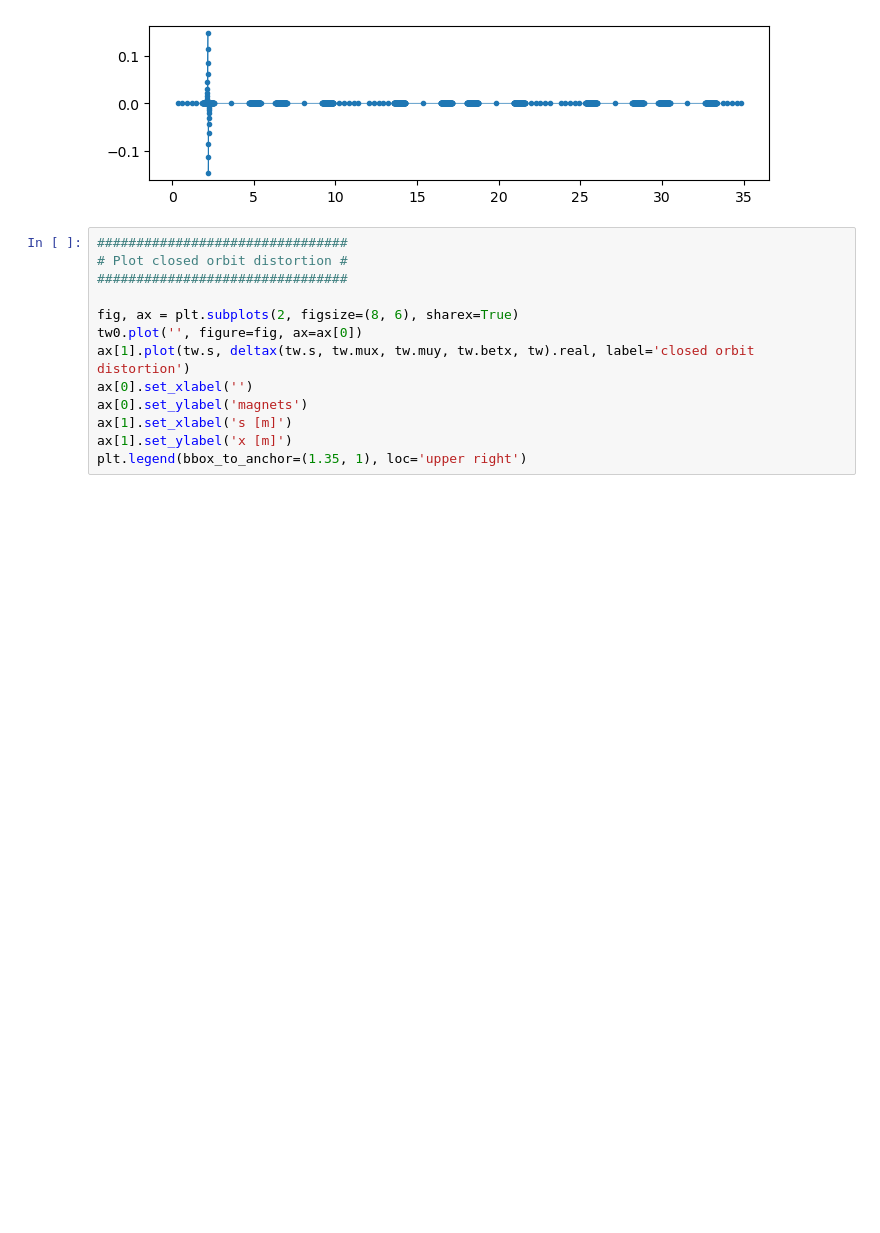
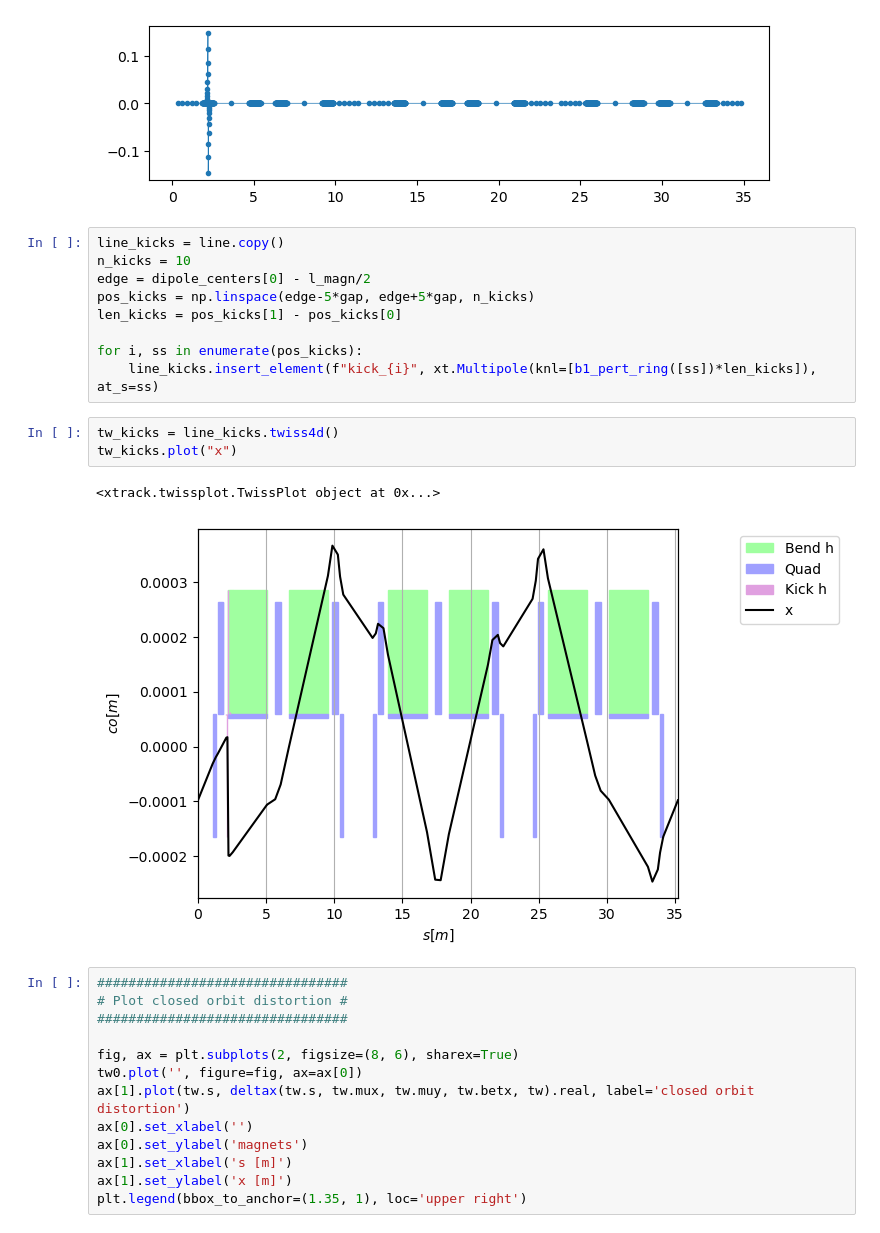
Before and after one commit to xsuite/bpmeth, a Jupyter notebook: examples/HeLICS/ring/HeLICS_RDT_compare_descriptions.ipynb, the cells around one changed output. Saved outputs shown, nothing was run; the diff lists cells and outputs as text; blank space fills up the shorter version.

```diff
--- a/examples/HeLICS/ring/HeLICS_RDT_compare_descriptions.ipynb
+++ b/examples/HeLICS/ring/HeLICS_RDT_compare_descriptions.ipynb
@@ -304,6 +304,21 @@ ax.plot(tw.s, b1_pert_ring(tw.s), marker='.', linewidth=0.5)
 # %% [output]
 [<matplotlib.lines.Line2D at 0x...>]
 [figure]
+# %%
+line_kicks = line.copy()
+n_kicks = 10
+edge = dipole_centers[0] - l_magn/2
+pos_kicks = np.linspace(edge-5*gap, edge+5*gap, n_kicks)
+len_kicks = pos_kicks[1] - pos_kicks[0]
+
+for i, ss in enumerate(pos_kicks):
+    line_kicks.insert_element(f"kick_{i}", xt.Multipole(knl=[b1_pert_ring([ss])*len_kicks]), at_s=ss)
+# %%
+tw_kicks = line_kicks.twiss4d()
+tw_kicks.plot("x")
+# %% [output]
+<xtrack.twissplot.TwissPlot object at 0x...>
+[figure, added]
 # %%
 ################################
 # Plot closed orbit distortion #
```
Also changed, not shown: parts of 3 cells of this notebook, 2 other files.
